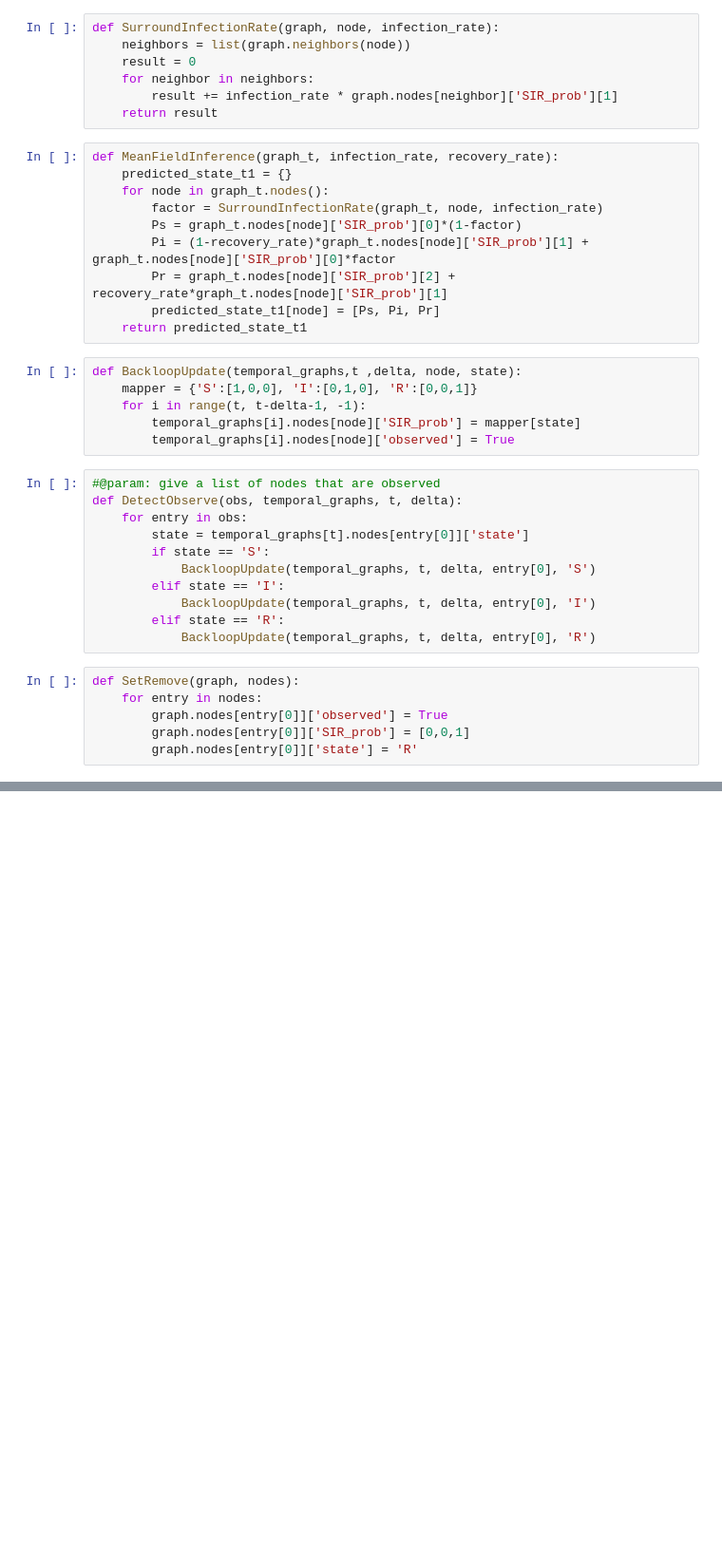
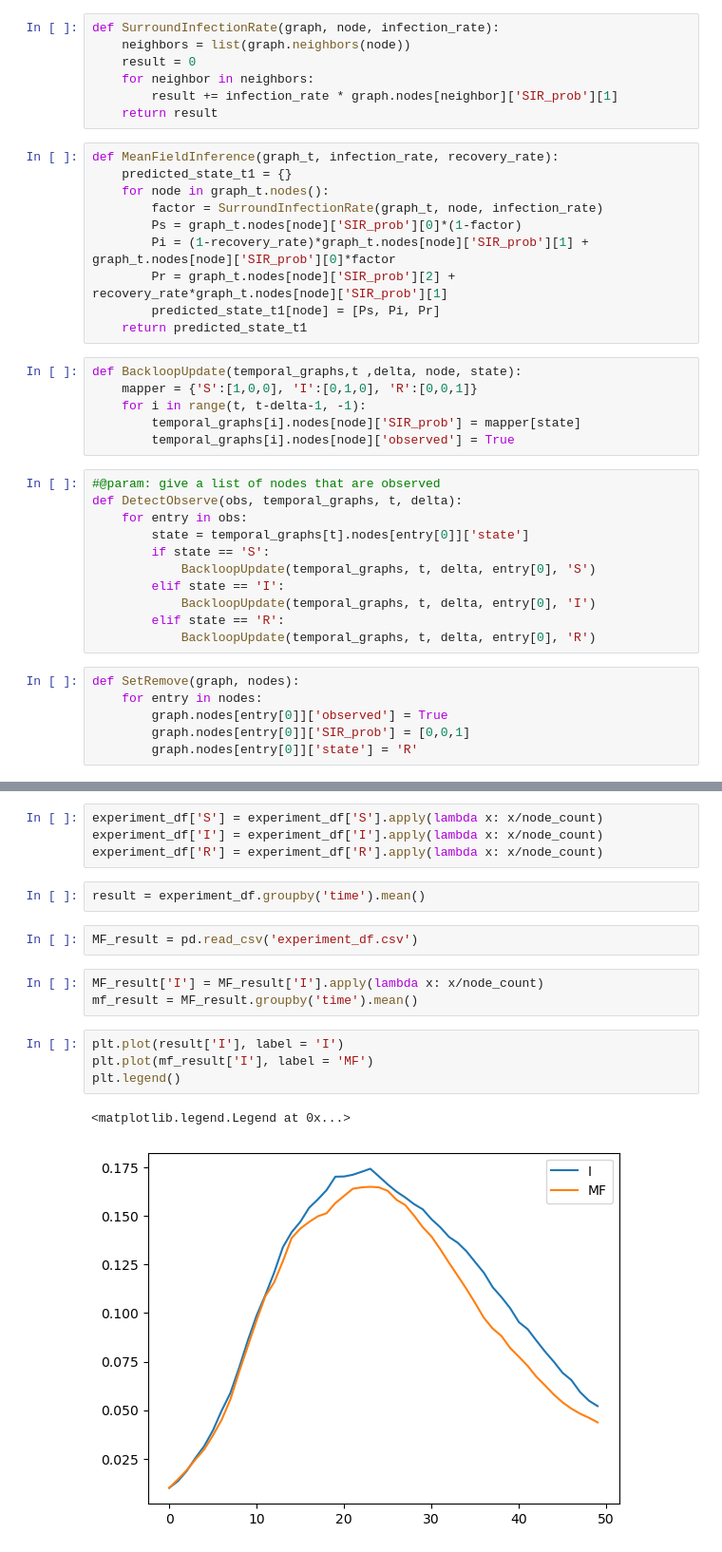
Before and after one commit to FYYHU/BAMnet, a Jupyter notebook: 2DunifMean.ipynb, the cells around one changed output, grey strips where cells are left out. Shown at 95% size. Cells and saved outputs as stored; diff of their text form; blank space fills up the shorter version.

```diff
--- a/2DunifMean.ipynb
+++ b/2DunifMean.ipynb
@@ -156,0 +179,18 @@ nx.draw(graph, pos = custom_pos, node_color = colors, with_labels = True)
+# %%
+experiment_df['S'] = experiment_df['S'].apply(lambda x: x/node_count)
+experiment_df['I'] = experiment_df['I'].apply(lambda x: x/node_count)
+experiment_df['R'] = experiment_df['R'].apply(lambda x: x/node_count)
+# %%
+result = experiment_df.groupby('time').mean()
+# %%
+MF_result = pd.read_csv('experiment_df.csv')
+# %%
+MF_result['I'] = MF_result['I'].apply(lambda x: x/node_count)
+mf_result = MF_result.groupby('time').mean()
+# %%
+plt.plot(result['I'], label = 'I')
+plt.plot(mf_result['I'], label = 'MF')
+plt.legend()
+# %% [output]
+<matplotlib.legend.Legend at 0x...>
+[figure, added]
```
Also changed, not shown: parts of 11 cells of this notebook.
